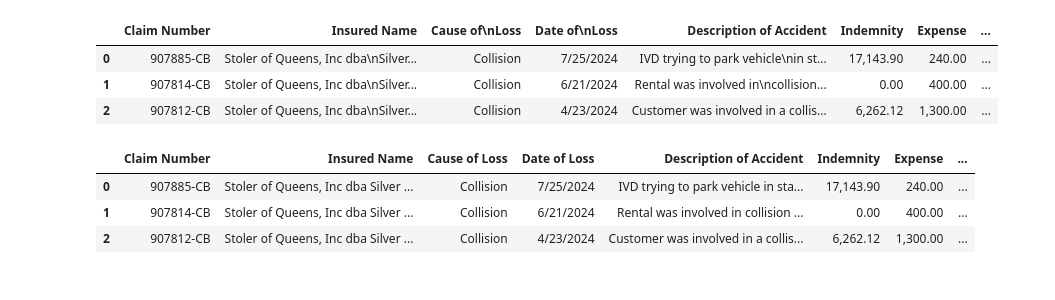
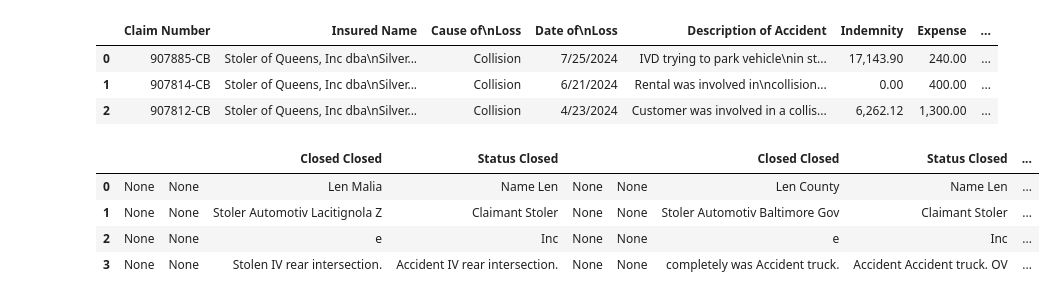
Before and after one commit to benhmiller/Understory, a Jupyter notebook: deprecated/app.ipynb, the cells around one changed output. Cells and saved outputs as stored; diff of their text form; code cells hidden in the pictures.

```diff
--- a/deprecated/app.ipynb
+++ b/deprecated/app.ipynb
@@ -548,8 +549,9 @@ def gmft_process_pdf(file_path: str) -> List[pd.DataFrame]:
 dfs = gmft_process_pdf('../classification_model/loss_runs/input/Copy of Stoler of Queens, Inc dba Silver Star Motors - Loss Run - 942024.pdf')
 # %%
-dfs[0]
+dfs[1]
 # %% [output]
-|  | Claim Number | Insured Name | Cause of Loss | Date of Loss | Description of Accident | Indemnity | Expense | ... |
-| 0 | 907885-CB | Stoler of Queens, Inc dba Silver ... | Collision | 7/25/2024 | IVD trying to park vehicle in sta... | 17,143.90 | 240.00 | ... |
-| 1 | 907814-CB | Stoler of Queens, Inc dba Silver ... | Collision | 6/21/2024 | Rental was involved in collision ... | 0.00 | 400.00 | ... |
-| 2 | 907812-CB | Stoler of Queens, Inc dba Silver ... | Collision | 4/23/2024 | Customer was involved in a collis... | 6,262.12 | 1,300.00 | ... |
+|  |  |  | Closed Closed | Status Closed |  |  | Closed Closed | Status Closed | ... |
+| 0 | None | None | Len Malia | Name Len | None | None | Len County | Name Len | ... |
+| 1 | None | None | Stoler Automotiv Lacitignola Z | Claimant Stoler | None | None | Stoler Automotiv Baltimore Gov | Claimant Stoler | ... |
+| 2 | None | None | e | Inc | None | None | e | Inc | ... |
+| 3 | None | None | Stolen IV rear intersection. | Accident IV rear intersection. | None | None | completely was Accident truck. | Accident Accident truck. OV | ... |
```
Also changed, not shown: parts of 1 cell of this notebook, 1 other file.
